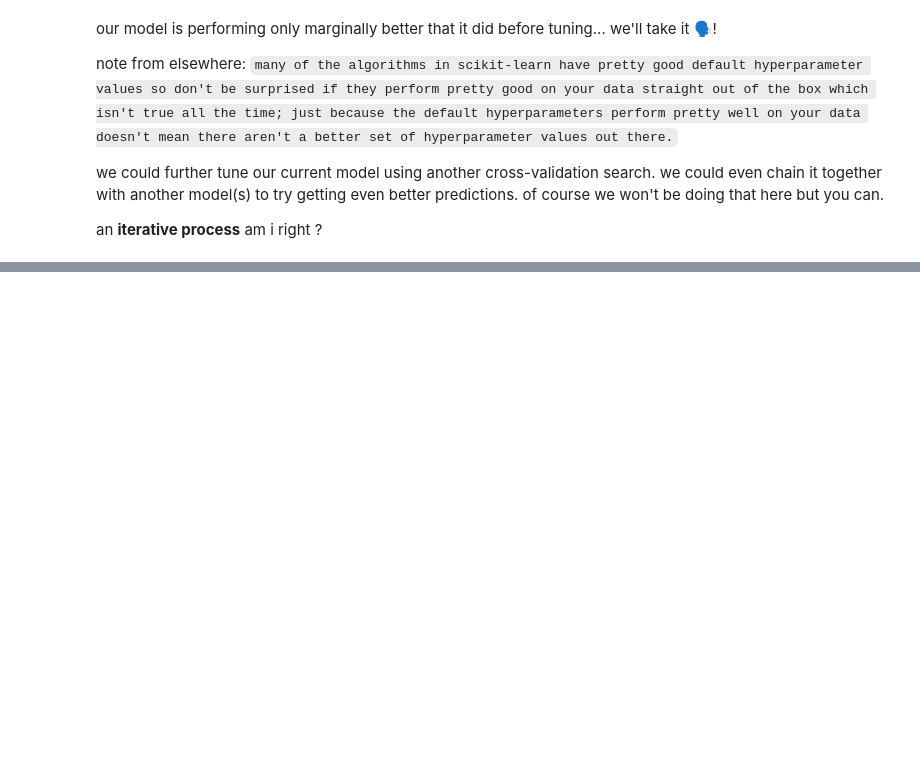
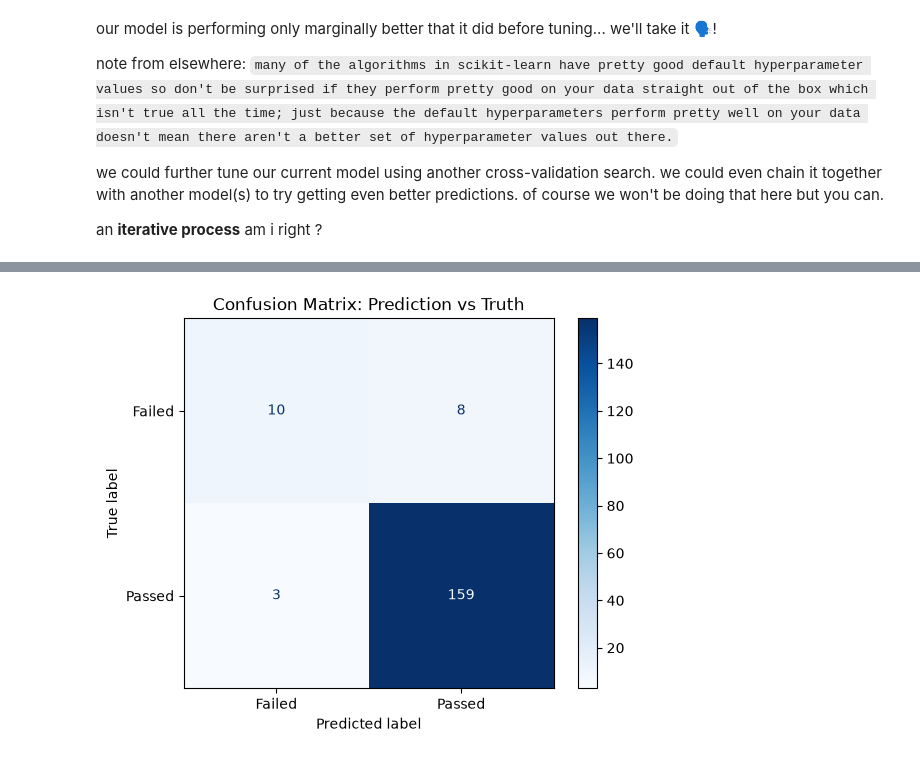
Before and after one commit to brian-seekar/ds-class, a Jupyter notebook: ml-stuff.ipynb, the cells around one changed output, grey strips where cells are left out. Cells and saved outputs as stored; diff of their text form; code cells hidden in the pictures; blank space fills up the shorter version.

```diff
--- a/ml-stuff.ipynb
+++ b/ml-stuff.ipynb
@@ -616,0 +657,13 @@ anyways, we'll be wrapping up with a confusion matrix and a classification repor
+# %%
+ConfusionMatrixDisplay.from_estimator( # no need to print a vanilla cofusion matrix using confusion_matrix then plot it using seaborn's heatmap (which is what i'm used to seeing)
+    tuned_model,
+    X_test,
+    y_test,
+    display_labels=["Failed", "Passed"],
+    cmap="Blues"
+)
+
+plt.title("Confusion Matrix: Prediction vs Truth")
+plt.show()
+# %% [output]
+[figure, added]
```
Also changed, not shown: parts of 33 cells of this notebook.
